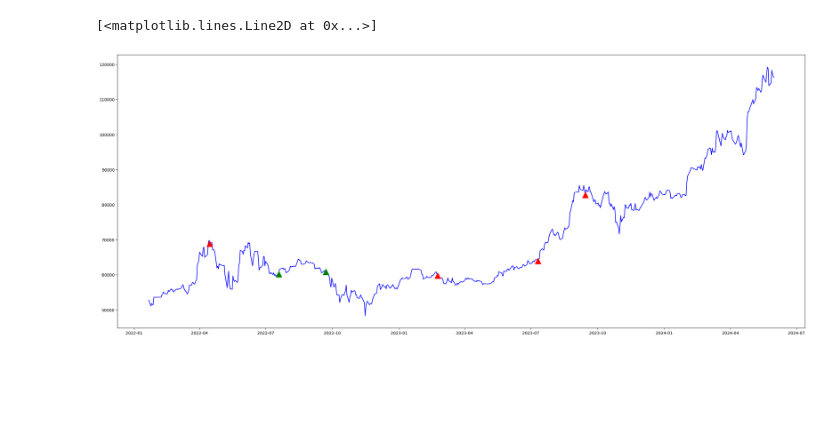
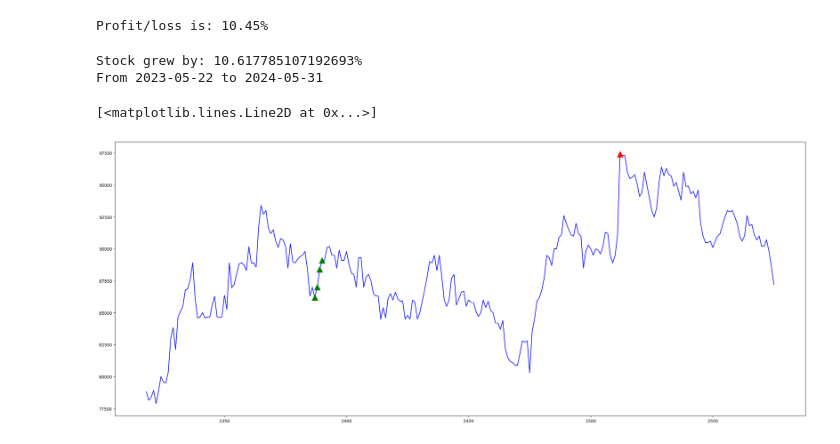
Before and after one commit to HuyVu541/DATCOMLAB-Projects, a Jupyter notebook: Pattern Matching Vn30.ipynb, the cells around one changed output. Cells and saved outputs as stored; diff of their text form; code cells hidden in the pictures; blank space fills up the shorter version.

```diff
--- a/Pattern Matching Vn30.ipynb
+++ b/Pattern Matching Vn30.ipynb
@@ -110,12 +138,0 @@ len(df)
-# %%
-indicator = 'close'
-start = 2500  # At which point to start investing
-df_matching = df.copy()
-budget = 10000000  # How much money to start with, doesnt really matter
-total_assets = [10000000]
-window = 5
-forward_window = 5
-stocks_holding = 0
-buy_points = []
-sell_points = []
-signal = 0
@@ -127,0 +139,8 @@ print(RSI_signal(df_matching, 2000))
+# %%
+signal_dict = {'MFI': MFI_signal, 'MACD': MACD_signal, 'bollinger_bands': bollinger_bands_signal, 'RSI': RSI_signal, 'matching': matching_signal}
+
+def calculate_signal(data, index, signal_list):
+    temp = 0
+    for signal in signal_list:
+        temp += signal_dict[signal](data, index)
+    return temp
@@ -127,0 +211,2 @@ print(RSI_signal(df_matching, 2000))
+# %%
+train_results = sorted([[x,y] for (x,y) in list(profit_and_loss.items())], key= lambda x: x[0], reverse = True)
@@ -128 +233,4 @@ print(RSI_signal(df_matching, 2000))
+# %%
+limit = train_results[0][1][0]
+trained_decay = train_results[0][1][1]
 # %%
@@ -201,11 +351,21 @@ plt.plot(total_assets, label = "data", color = "b")
+# %%
+print(f'Profit/loss is: {(total_assets[-1] - total_assets[0])/(total_assets[0]) * 100}%')
+# %% [output]
+Profit/loss is: 10.45%
+# %%
+print(f'Stock grew by: {(df_test['close'].iloc[-1] - df_test['close'].iloc[0])/df_test['close'].iloc[0] * 100}%')
+print(f'From {df_test['time'].iloc[0]} to {df_test['time'].iloc[-1]}')
+# %% [output]
+Stock grew by: 10.617785107192693%
+From 2023-05-22 to 2024-05-31
 # %%
-start = 2000
+start = 0
 plt.subplots(figsize =(30,12))
-plt.plot(df[ticker][start:], label = "data", color = "b")
-plt.plot(df.index[start:][[i - start for i in buy_points]], df[ticker][start:][[i - start for i in buy_points]],
+plt.plot(df_test['close'], label = "data", color = "b")
+plt.plot(df_test.iloc[buy_points].index, df_test['close'].iloc[buy_points],
 '^', ms=15, label='Buy Signal', color='green')
-plt.plot(df.index[start:][[i - start for i in sell_points]], df[ticker][start:][[i - start for i in sell_points]],
+plt.plot(df_test.iloc[sell_points].index, df_test['close'].iloc[sell_points],
 '^', ms=15, label='Buy Signal', color='red')
 # %% [output]
 [<matplotlib.lines.Line2D at 0x...>]
-[figure, old version]
+[figure, new version]
```
Also changed, not shown: parts of 20 cells of this notebook.
